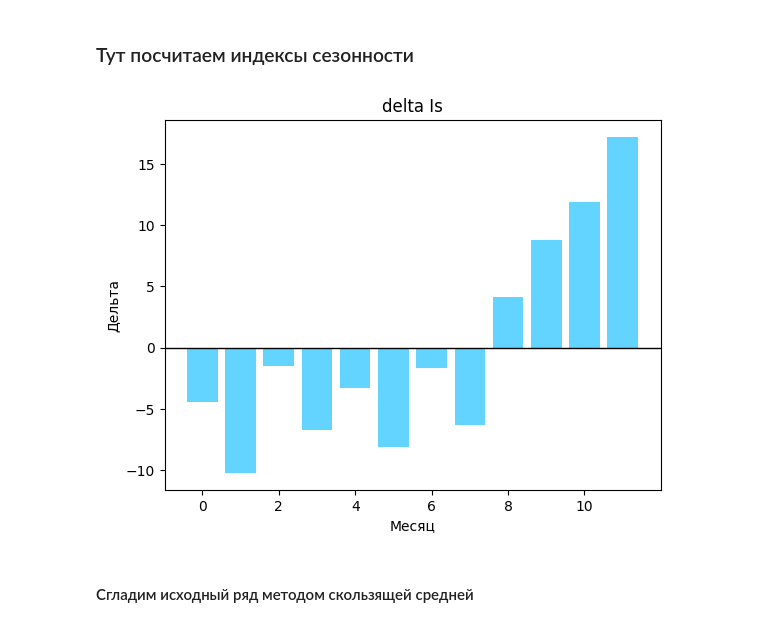
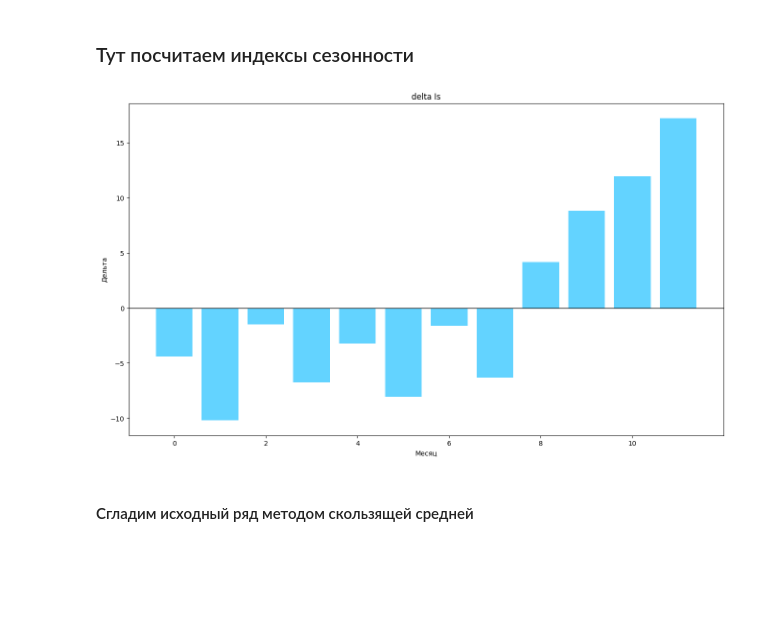
Before and after one commit to AltairkaGit/MilkStats, a Jupyter notebook: model.ipynb, the cells around one changed output. Cells and saved outputs as stored; diff of their text form; code cells hidden in the pictures; blank space fills up the shorter version.

```diff
--- a/model.ipynb
+++ b/model.ipynb
@@ -181,27 +181,27 @@ show_months_mean(key)
 # %%
 years_mean_mean = np.mean(list(data[key]['СреднееПоГодам'].values()))
 
 def season_index(key):
     data[key]['ИндексСезонности'] = {}
     data[key]['ИндексСезонностиПрирост'] = {}
     for month in months:
         data[key]['ИндексСезонности'][month] = data[key]['СреднееПоМесяцам'][month] * 100 / years_mean_mean
         data[key]['ИндексСезонностиПрирост'][month] = data[key]['ИндексСезонности'][month] - 100
 
 def show_season_index(key):
-    fig, ax = plt.subplots()
+    fig, ax = plt.subplots(figsize=(16, 9))
     ax.bar(np.arange(len(months)), np.maximum(list(data[key]['ИндексСезонностиПрирост'].values()), 0), color='#63d3ff')
     ax.bar(np.arange(len(months)), np.minimum(list(data[key]['ИндексСезонностиПрирост'].values()), 0), color='#63d3ff')
     ax.axhline(0, color='black', linewidth=1)
     ax.set_xlabel('Месяц')
     ax.set_ylabel('Дельта')
     plt.title('delta Is')
     plt.show()
 
 season_index(key)
 show_season_index(key)
 # %% [output]
-[figure, old version]
+[figure, new version]
 # %% [markdown]
 #### Сгладим исходный ряд методом скользящей средней
 # %%
```
Also changed, not shown: parts of 5 cells of this notebook.
